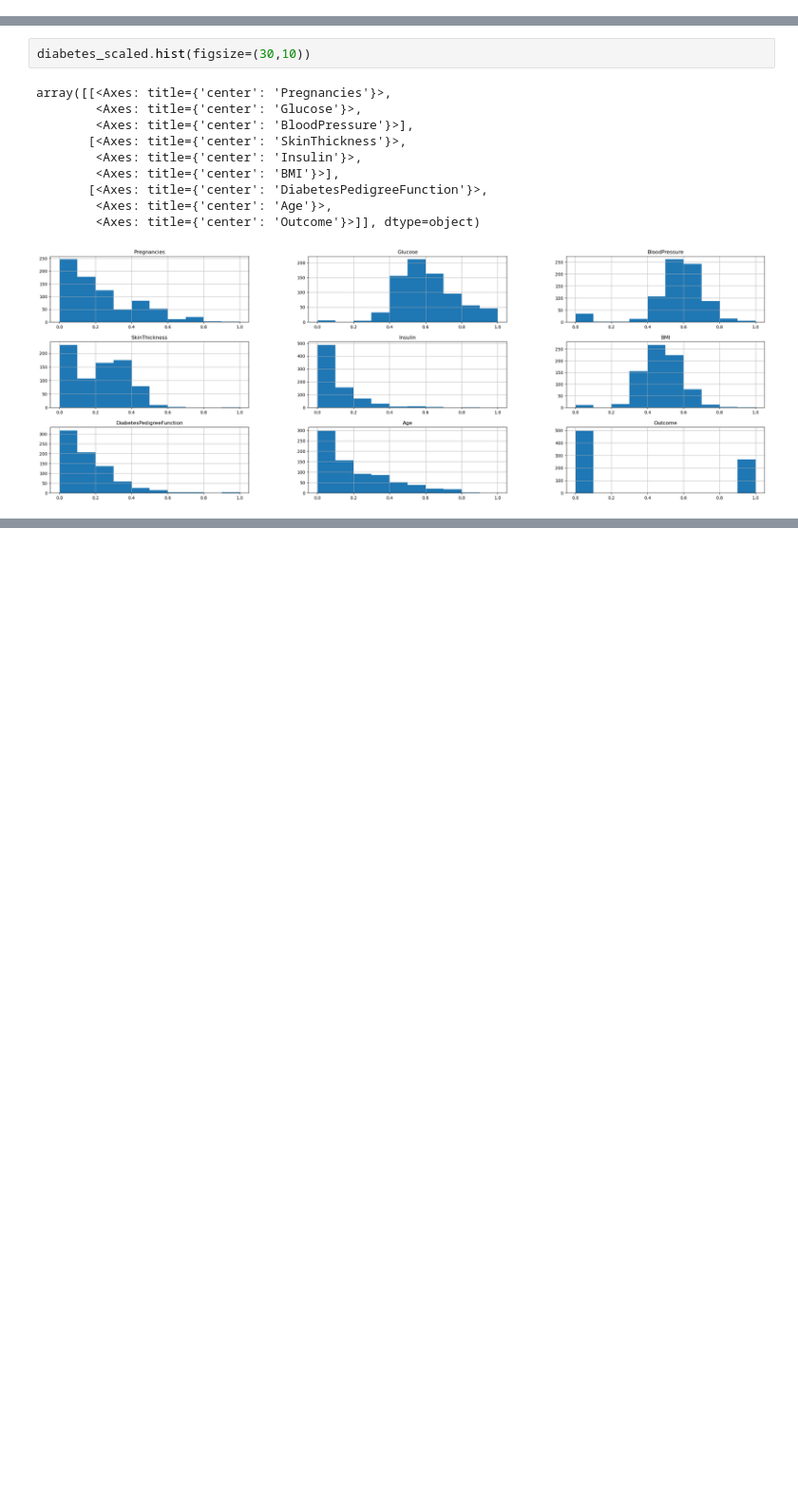
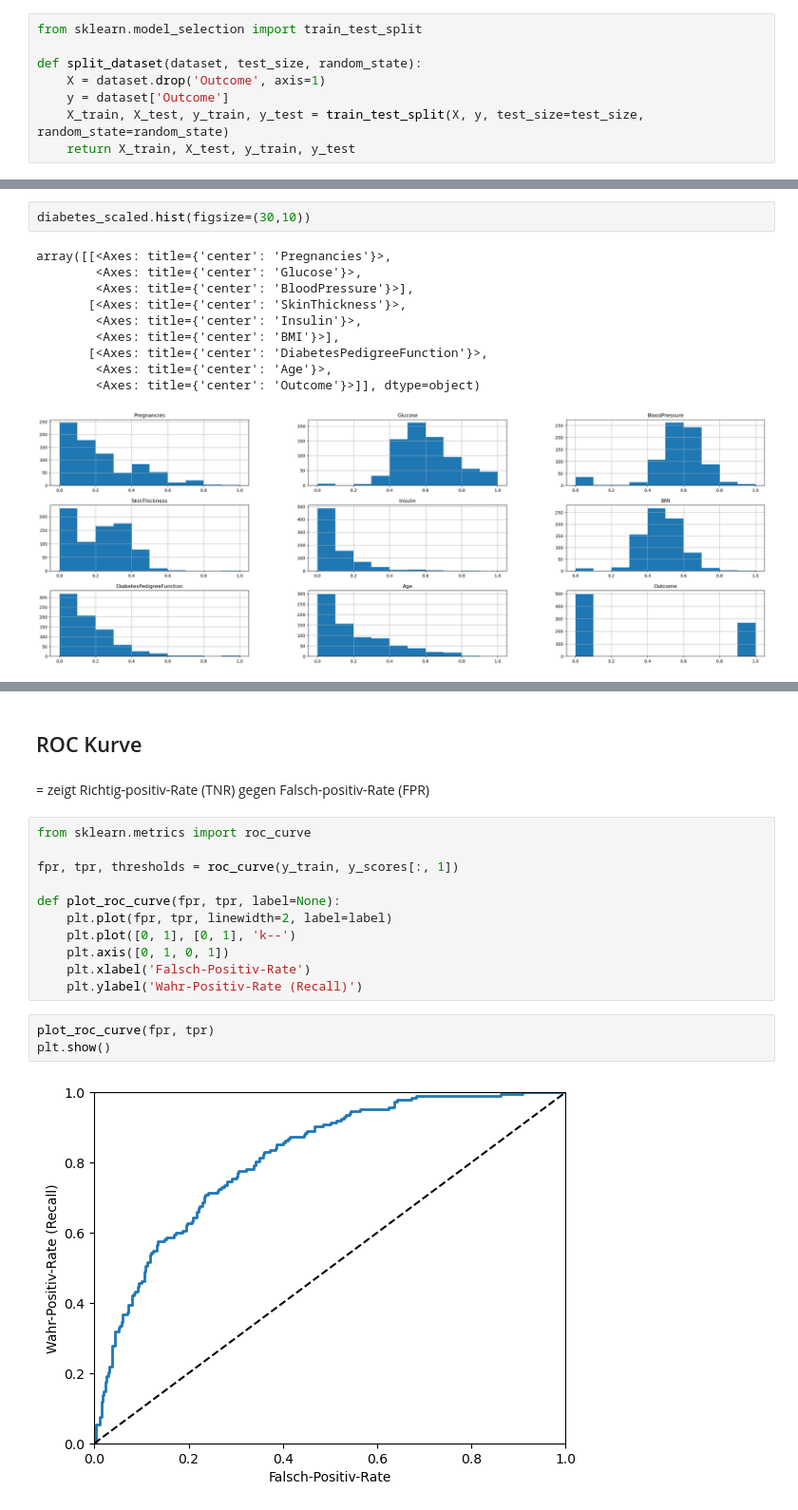
Before and after one commit to Sophies-Creative-hub/Naive-Bayes, a Jupyter notebook: Diabetes_GaussianNB/Diabetes Naive Bayes.ipynb, the cells around one changed output, grey strips where cells are left out. Shown at 95% size. Saved outputs shown, nothing was run; the diff lists cells and outputs as text; blank space fills up the shorter version.

```diff
--- a/Diabetes_GaussianNB/Diabetes Naive Bayes.ipynb
+++ b/Diabetes_GaussianNB/Diabetes Naive Bayes.ipynb
@@ -160,0 +150,8 @@ Die DiabetesPedigreeFunction-Spalte ist eine kontinuierliche numerische Variable
+# %%
+from sklearn.model_selection import train_test_split
+
+def split_dataset(dataset, test_size, random_state):
+    X = dataset.drop('Outcome', axis=1)
+    y = dataset['Outcome']
+    X_train, X_test, y_train, y_test = train_test_split(X, y, test_size=test_size, random_state=random_state)
+    return X_train, X_test, y_train, y_test
@@ -259,0 +324,20 @@ In Bezug auf den Naive Bayes Algorithmus ist es möglich, dass das Skalieren der
+# %% [markdown]
+## ROC Kurve
+# %% [markdown]
+= zeigt Richtig-positiv-Rate (TNR) gegen Falsch-positiv-Rate (FPR)
+# %%
+from sklearn.metrics import roc_curve
+
+fpr, tpr, thresholds = roc_curve(y_train, y_scores[:, 1])
+
+def plot_roc_curve(fpr, tpr, label=None):
+    plt.plot(fpr, tpr, linewidth=2, label=label)
+    plt.plot([0, 1], [0, 1], 'k--')
+    plt.axis([0, 1, 0, 1])
+    plt.xlabel('Falsch-Positiv-Rate')
+    plt.ylabel('Wahr-Positiv-Rate (Recall)')
+# %%
+plot_roc_curve(fpr, tpr)
+plt.show()
+# %% [output]
+[figure, added]
```
Also changed, not shown: parts of 50 cells of this notebook, 3 other files.
